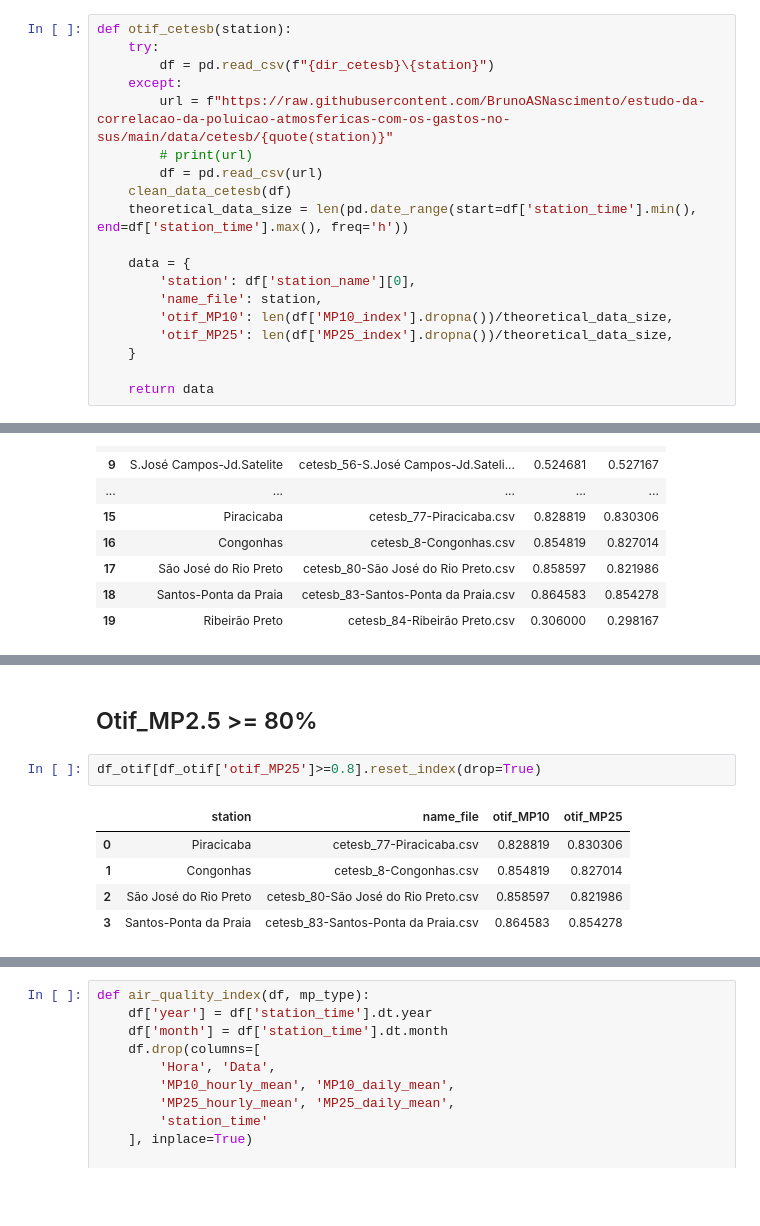
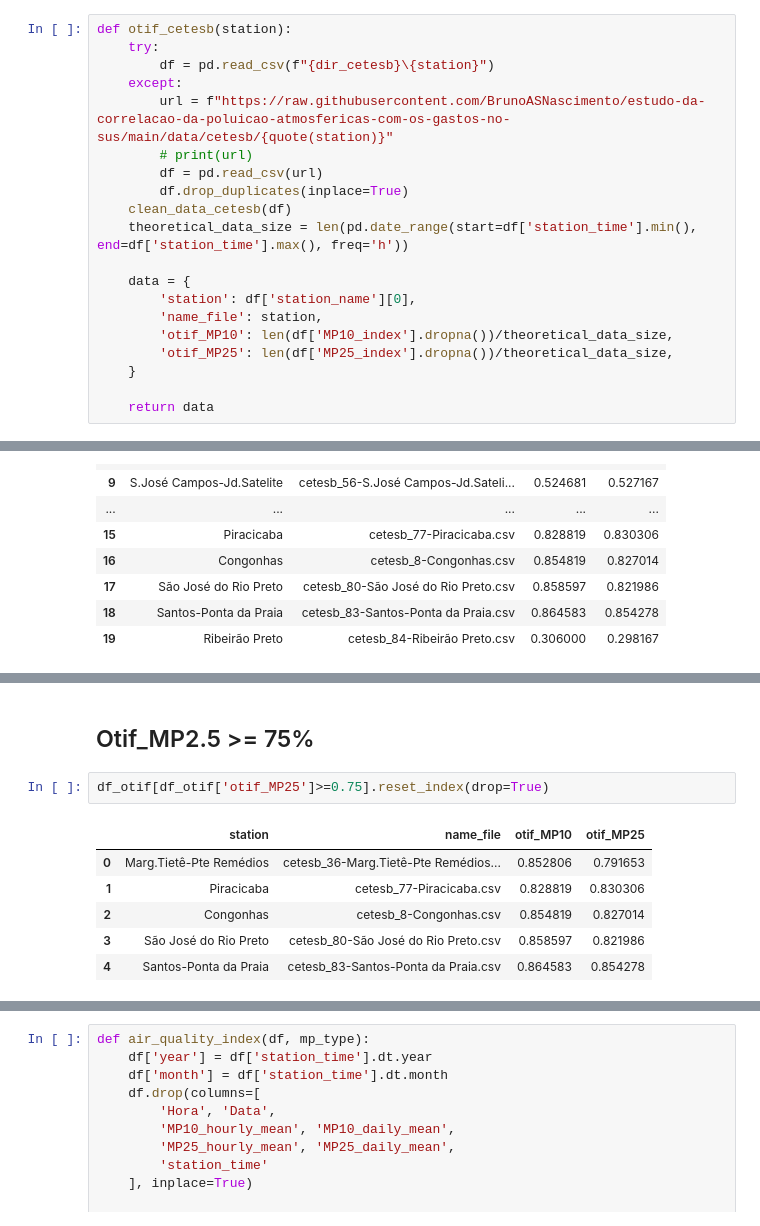
Before and after one commit to BrunoASNascimento/Estudo-da-correlacao-da-poluicao-atmosfericas-com-os-gastos-no-SUS, a Jupyter notebook: analysis.ipynb, the cells around one changed output, grey strips where cells are left out. Saved outputs shown, nothing was run; the diff lists cells and outputs as text; blank space fills up the shorter version.

```diff
--- a/analysis.ipynb
+++ b/analysis.ipynb
@@ -57,6 +57,7 @@ def otif_cetesb(station):
         url = f"https://raw.githubusercontent.com/BrunoASNascimento/estudo-da-correlacao-da-poluicao-atmosfericas-com-os-gastos-no-sus/main/data/cetesb/{quote(station)}"
         # print(url)
         df = pd.read_csv(url)
+        df.drop_duplicates(inplace=True)
     clean_data_cetesb(df)
     theoretical_data_size = len(pd.date_range(start=df['station_time'].min(), end=df['station_time'].max(), freq='h'))
 
@@ -111,15 +112,16 @@ df_otif[df_otif['otif_MP10']>=0.8].reset_index(drop=True)
 | 8 | São José do Rio Preto | cetesb_80-São José do Rio Preto.csv | 0.858597 | 0.821986 |
 | 9 | Santos-Ponta da Praia | cetesb_83-Santos-Ponta da Praia.csv | 0.864583 | 0.854278 |
 # %% [markdown]
-## Otif_MP2.5 >= 80%
+## Otif_MP2.5 >= 75%
 # %%
-df_otif[df_otif['otif_MP25']>=0.8].reset_index(drop=True)
+df_otif[df_otif['otif_MP25']>=0.75].reset_index(drop=True)
 # %% [output]
 |  | station | name_file | otif_MP10 | otif_MP25 |
-| 0 | Piracicaba | cetesb_77-Piracicaba.csv | 0.828819 | 0.830306 |
-| 1 | Congonhas | cetesb_8-Congonhas.csv | 0.854819 | 0.827014 |
-| 2 | São José do Rio Preto | cetesb_80-São José do Rio Preto.csv | 0.858597 | 0.821986 |
-| 3 | Santos-Ponta da Praia | cetesb_83-Santos-Ponta da Praia.csv | 0.864583 | 0.854278 |
+| 0 | Marg.Tietê-Pte Remédios | cetesb_36-Marg.Tietê-Pte Remédios... | 0.852806 | 0.791653 |
+| 1 | Piracicaba | cetesb_77-Piracicaba.csv | 0.828819 | 0.830306 |
+| 2 | Congonhas | cetesb_8-Congonhas.csv | 0.854819 | 0.827014 |
+| 3 | São José do Rio Preto | cetesb_80-São José do Rio Preto.csv | 0.858597 | 0.821986 |
+| 4 | Santos-Ponta da Praia | cetesb_83-Santos-Ponta da Praia.csv | 0.864583 | 0.854278 |
 # %% [markdown]
 ## Indice de qualidade do ar
 
```
Also changed, not shown: parts of 5 cells of this notebook.
